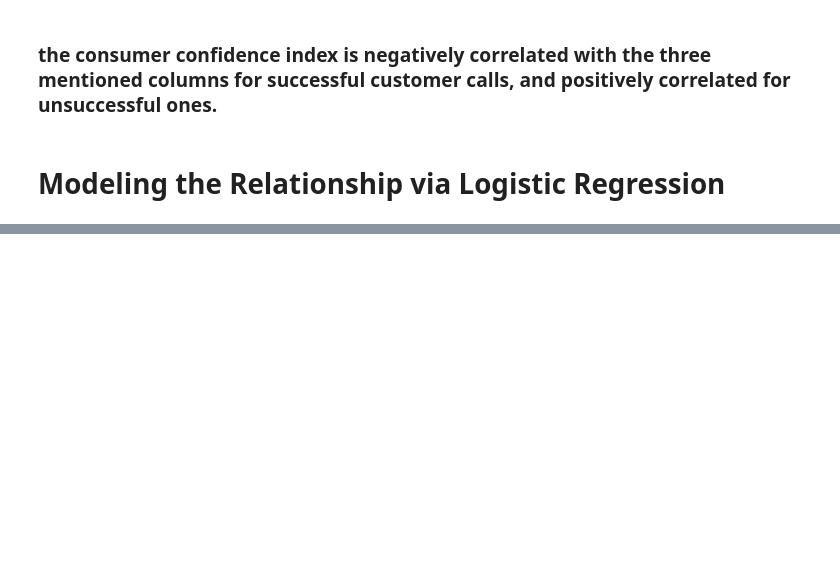
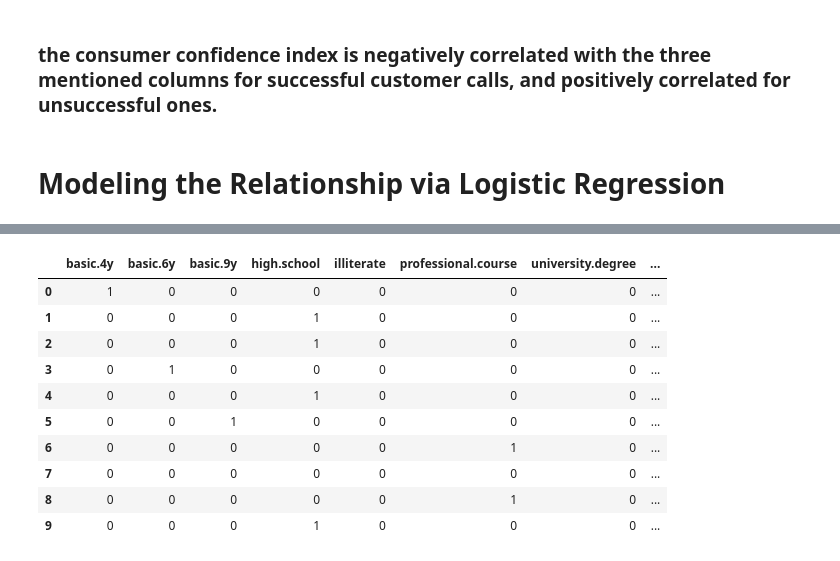
Before and after one commit to Maansy/Analyzing-Bank-Marketing-Campaign-Data, a Jupyter notebook: Analysing_bank_market.ipynb, the cells around one changed output, grey strips where cells are left out. Drawn from its saved outputs; the diff is of its cells as text; code cells hidden in the pictures; blank space fills up the shorter version.

```diff
--- a/Analysing_bank_market.ipynb
+++ b/Analysing_bank_market.ipynb
@@ -275,0 +319,16 @@ _df
+# %%
+hot_encoded = pd.get_dummies(bank_data['education'])
+hot_encoded['education'] = bank_data['education']
+hot_encoded.head(10)
+# %% [output]
+|  | basic.4y | basic.6y | basic.9y | high.school | illiterate | professional.course | university.degree | ... |
+| 0 | 1 | 0 | 0 | 0 | 0 | 0 | 0 | ... |
+| 1 | 0 | 0 | 0 | 1 | 0 | 0 | 0 | ... |
+| 2 | 0 | 0 | 0 | 1 | 0 | 0 | 0 | ... |
+| 3 | 0 | 1 | 0 | 0 | 0 | 0 | 0 | ... |
+| 4 | 0 | 0 | 0 | 1 | 0 | 0 | 0 | ... |
+| 5 | 0 | 0 | 1 | 0 | 0 | 0 | 0 | ... |
+| 6 | 0 | 0 | 0 | 0 | 0 | 1 | 0 | ... |
+| 7 | 0 | 0 | 0 | 0 | 0 | 0 | 0 | ... |
+| 8 | 0 | 0 | 0 | 0 | 0 | 1 | 0 | ... |
+| 9 | 0 | 0 | 0 | 1 | 0 | 0 | 0 | ... |
```
Also changed, not shown: parts of 4 cells of this notebook, 4 other files.
